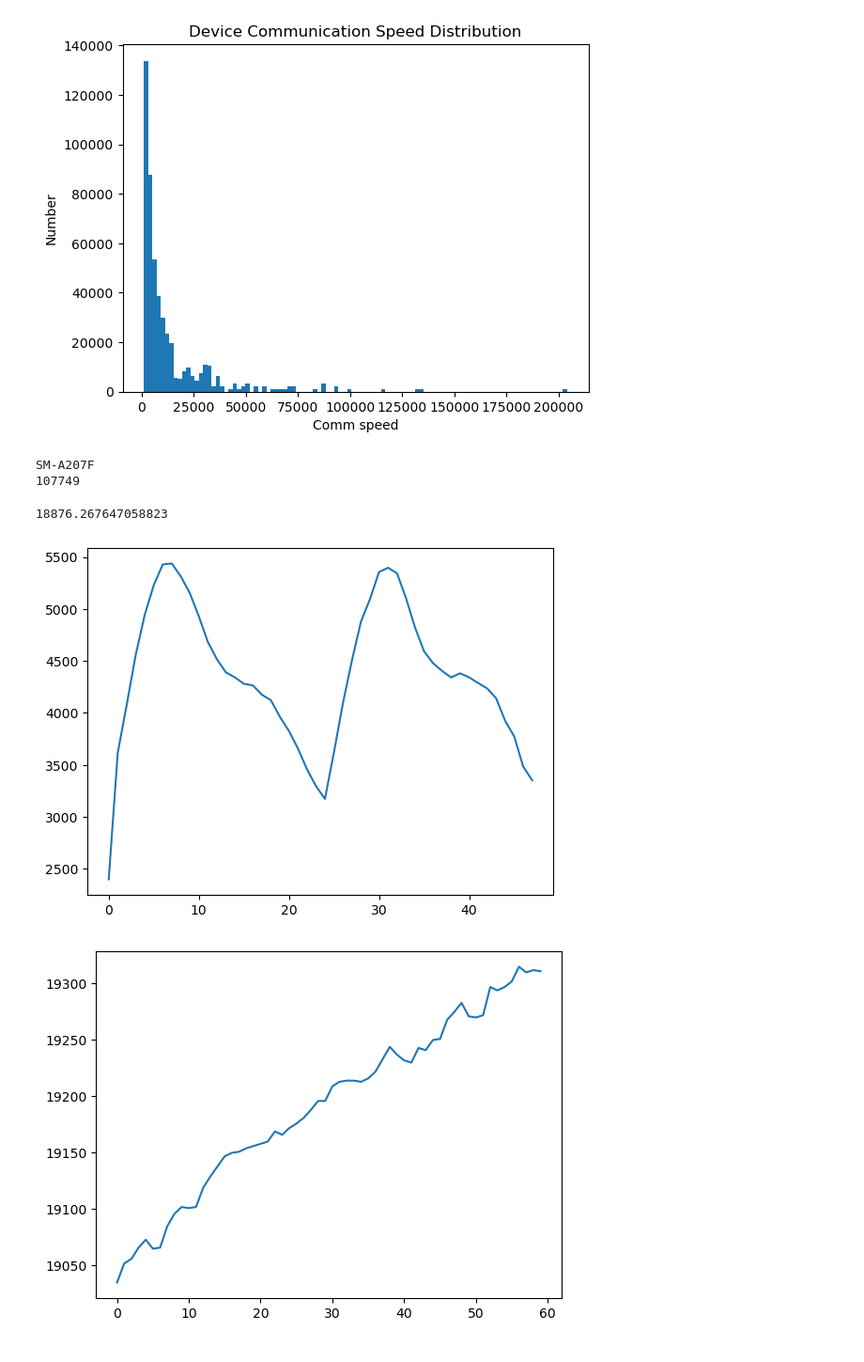
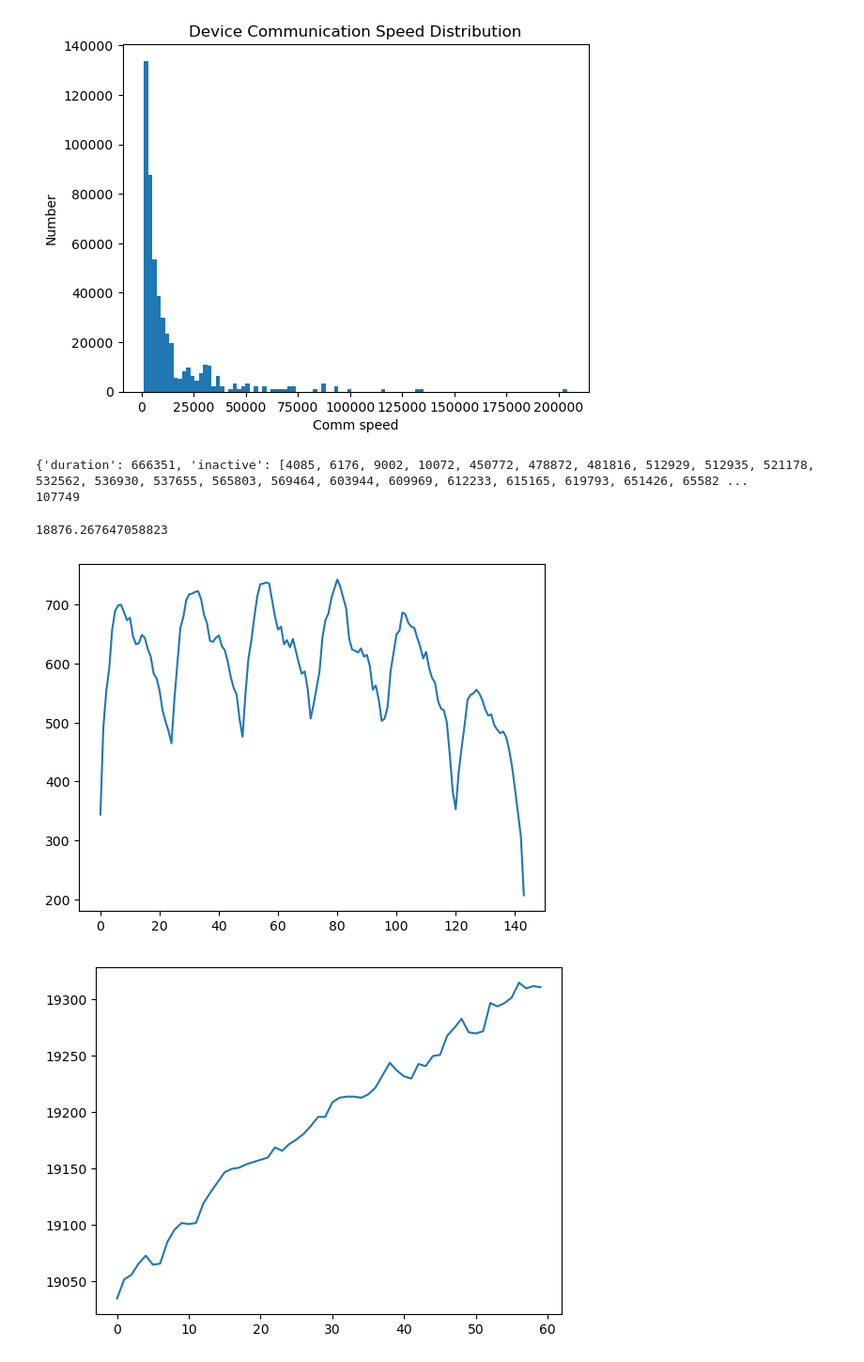
Before and after one commit to EricDinging/Propius, a Jupyter notebook: sim/parser.ipynb, the cells around one changed output. Shown at 94% size. Saved outputs shown, nothing was run; the diff lists cells and outputs as text; code cells hidden in the pictures.

```diff
--- a/sim/parser.ipynb
+++ b/sim/parser.ipynb
@@ -83,10 +83,10 @@ client_avail = None
 with open('../datasets/device_info/client_behave_trace', 'rb') as client_file:
     client_avail = pickle.load(client_file)
 # %%
-print(client_avail[4]["model"])
+print(client_avail[4])
 print(len(client_avail))
 # %% [output]
-SM-A207F
+{'duration': 666351, 'inactive': [4085, 6176, 9002, 10072, 450772, 478872, 481816, 512929, 512935, 521178, 532562, 536930, 537655, 565803, 569464, 603944, 609969, 612233, 615165, 619793, 651426, 65582 ...
 107749
 # %%
 id_list = [ i + 1 for i in range(10)]
@@ -104,21 +104,21 @@ print(sum / num)
 # %% [output]
 18876.267647058823
 # %%
-device = {i: client_avail[i+1] for i in range(10000)}
+device = {i: client_avail[i+1] for i in range(1000)}
 
-avail_cnt = [0 for _ in range(48)]
+avail_cnt = [0 for _ in range(24 * 6)]
 for i in range(len(avail_cnt)):
     for id, val in device.items():
         inactive_list = val["inactive"]
         active_list = val["active"]
         for x in range(len(active_list)):
             if i * 60 * 60>= active_list[x] and i * 60 * 60< inactive_list[x]:
                 avail_cnt[i] += 1
 
 plt.plot(avail_cnt)
 plt.show()
 # %% [output]
-[figure, old version]
+[figure, new version]
 # %%
 avail_cnt = [0 for _ in range(60)]
 for i in range(len(avail_cnt)):
```
Also changed, not shown: 9 other files.
